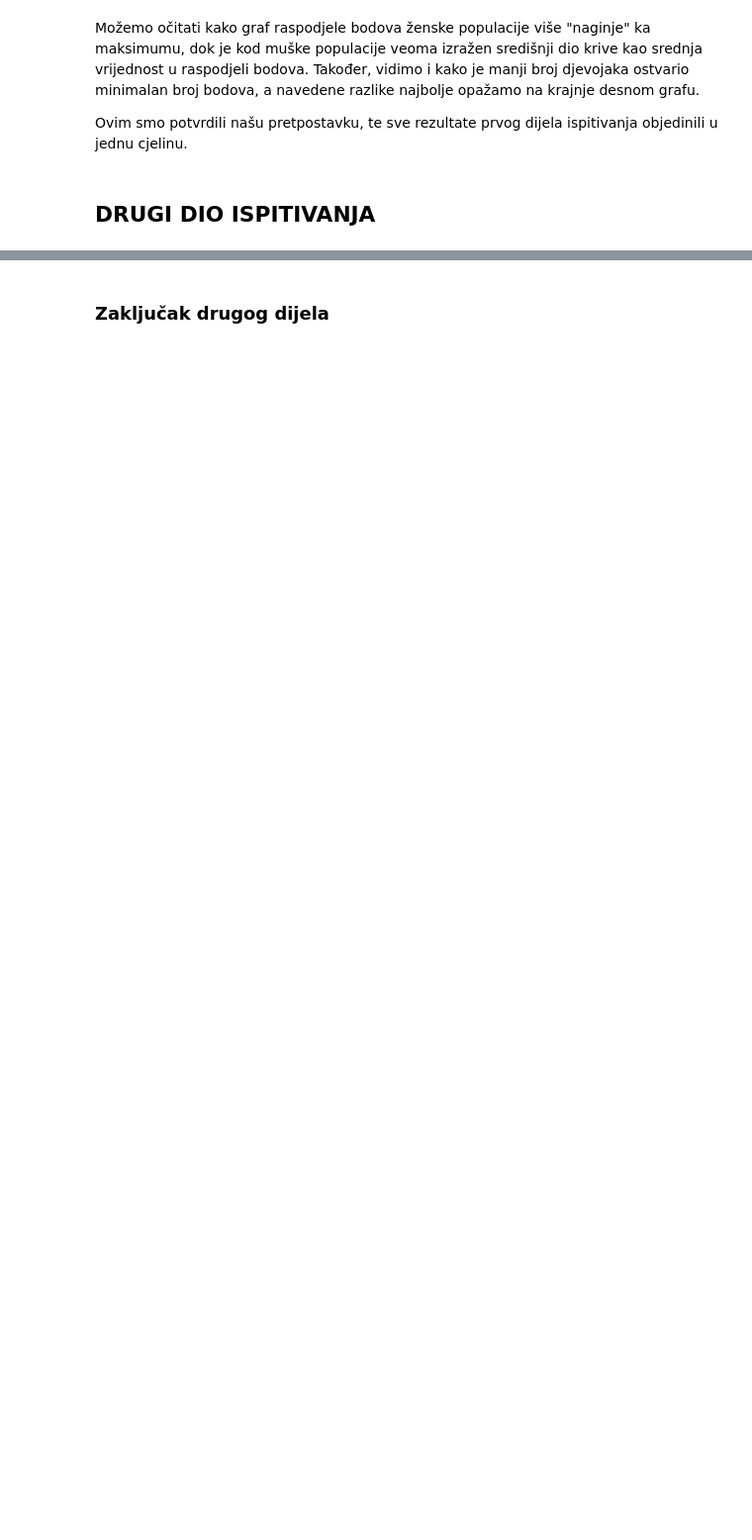
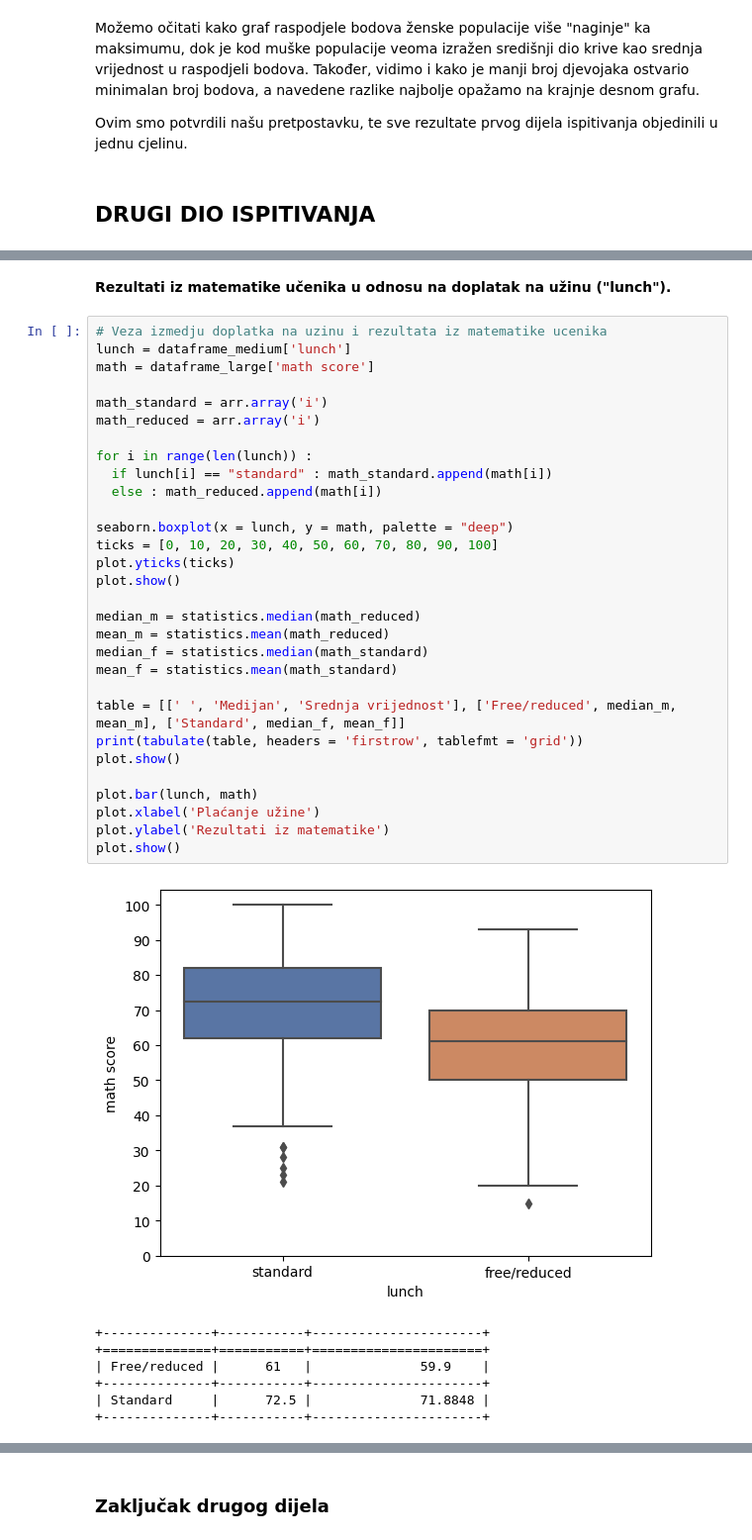
Before and after one commit to kanitakadusic/student-performance-prediction, a Jupyter notebook: colab.ipynb, the cells around one changed output, grey strips where cells are left out. Shown at 99% size. Cells and saved outputs as stored; diff of their text form; blank space fills up the shorter version.

```diff
--- a/colab.ipynb
+++ b/colab.ipynb
@@ -487,0 +341,40 @@ Grupa 'group B' ima 9 ucenika ciji roditelji imaju master's degree, udio:
+# %% [markdown]
+**Rezultati iz matematike učenika u odnosu na doplatak na užinu ("lunch").**
+# %%
+# Veza izmedju doplatka na uzinu i rezultata iz matematike ucenika
+lunch = dataframe_medium['lunch']
+math = dataframe_large['math score']
+
+math_standard = arr.array('i')
+math_reduced = arr.array('i')
+
+for i in range(len(lunch)) :
+  if lunch[i] == "standard" : math_standard.append(math[i])
+  else : math_reduced.append(math[i])
+
+seaborn.boxplot(x = lunch, y = math, palette = "deep")
+ticks = [0, 10, 20, 30, 40, 50, 60, 70, 80, 90, 100]
+plot.yticks(ticks)
+plot.show()
+
+median_m = statistics.median(math_reduced)
+mean_m = statistics.mean(math_reduced)
+median_f = statistics.median(math_standard)
+mean_f = statistics.mean(math_standard)
+
+table = [[' ', 'Medijan', 'Srednja vrijednost'], ['Free/reduced', median_m, mean_m], ['Standard', median_f, mean_f]]
+print(tabulate(table, headers = 'firstrow', tablefmt = 'grid'))
+plot.show()
+
+plot.bar(lunch, math)
+plot.xlabel('Plaćanje užine')
+plot.ylabel('Rezultati iz matematike')
+plot.show()
+# %% [output]
+[figure, added]
++--------------+-----------+----------------------+
++==============+===========+======================+
+| Free/reduced |      61   |              59.9    |
++--------------+-----------+----------------------+
+| Standard     |      72.5 |              71.8848 |
++--------------+-----------+----------------------+
```
Also changed, not shown: parts of 67 cells of this notebook.
